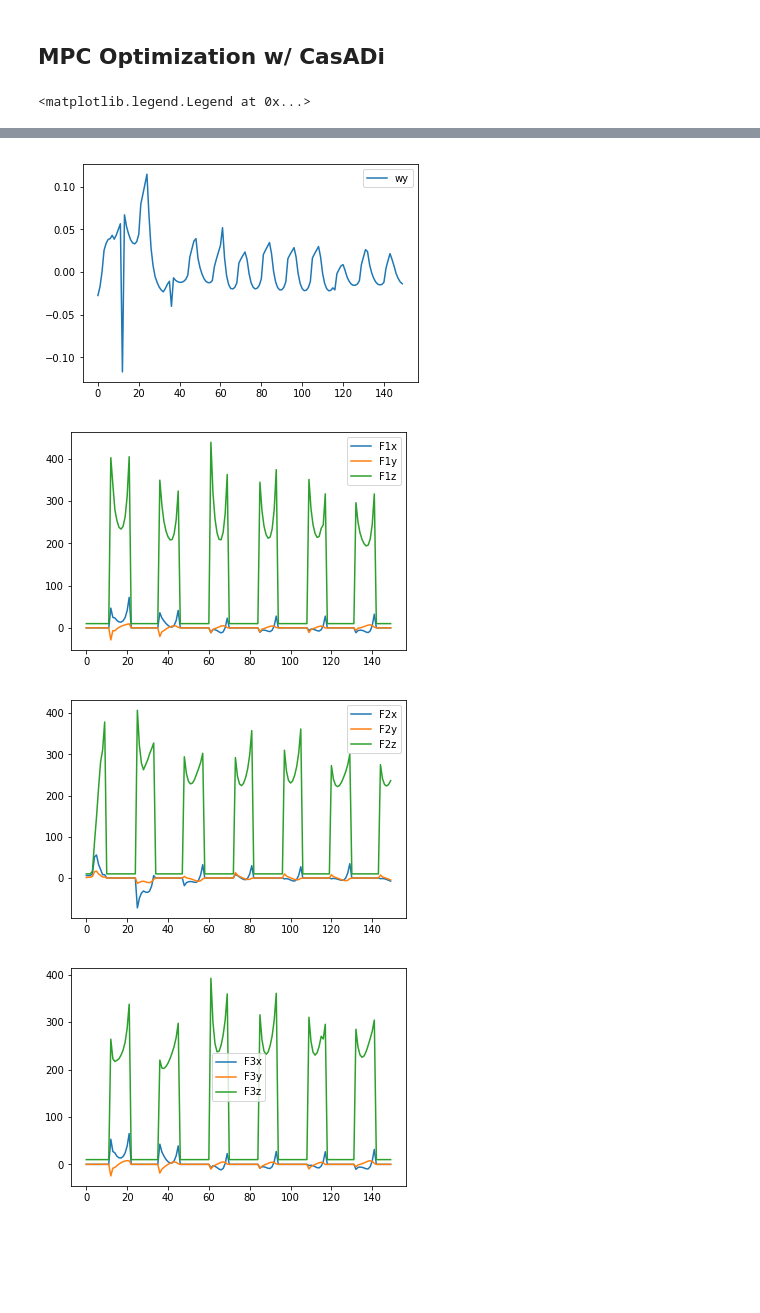
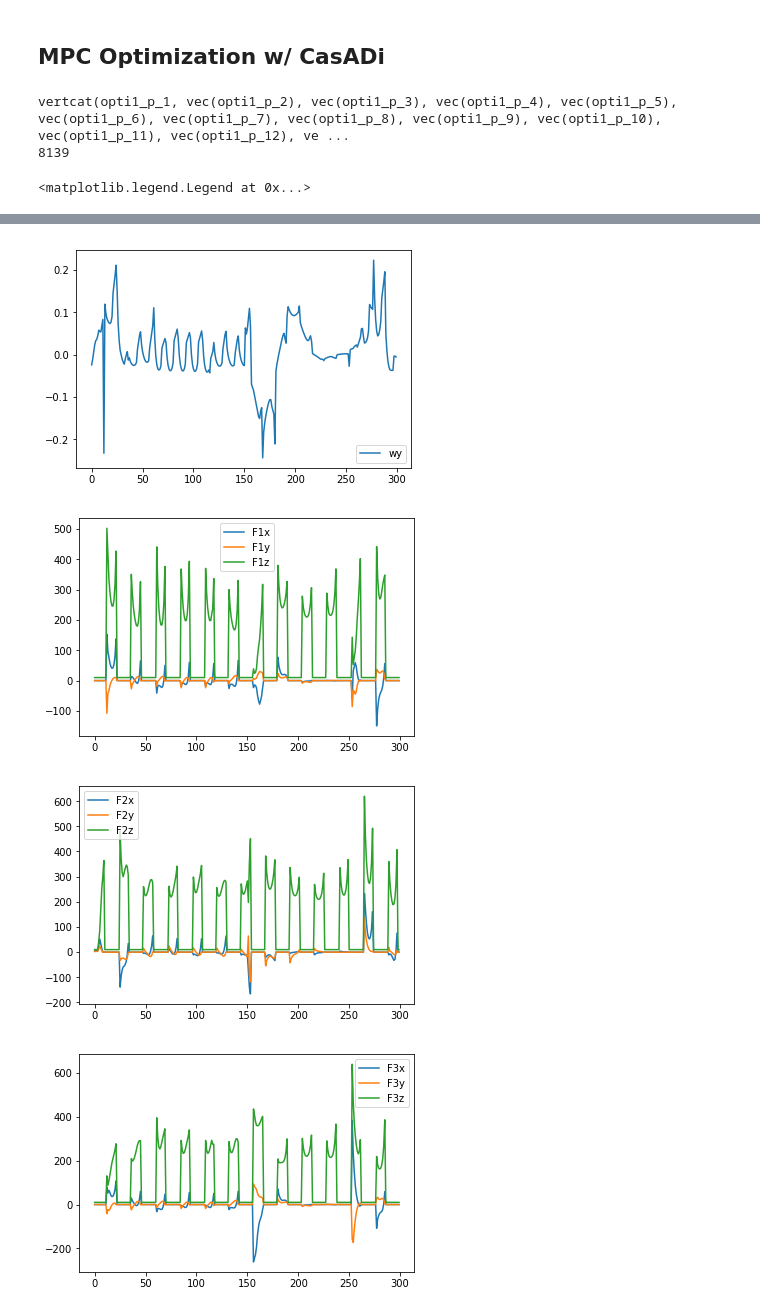
Before and after one commit to implementedrobotics/Nomad, a Jupyter notebook: Notebooks/Single Rigid Body Dynamics MPC.ipynb, the cells around one changed output, grey strips where cells are left out. Saved outputs shown, nothing was run; the diff lists cells and outputs as text; code cells hidden in the pictures; blank space fills up the shorter version.

Commit message:
Update Single Rigid Body Dynamics MPC.ipynb
Final version of this prototyping.  Next step is to move to class files away from notebook.

```diff
--- a/Notebooks/Single Rigid Body Dynamics MPC.ipynb
+++ b/Notebooks/Single Rigid Body Dynamics MPC.ipynb
@@ -1610,7 +1610,7 @@ dt = T/K # Time step
 
 # How many steps to simulate
 # TODO: This 300 actually be sim time...
-sim_steps = 150
+sim_steps = 300
 
 t_vec = np.linspace(0,T,K+1) # Plotting time vector
 
@@ -1647,7 +1647,7 @@ gait = RunningTrotGaitSequencer(period = 0.5, segments = 100)
 #gait = BoundingGaitSequencer(period = 0.3, segments = 100)
 gait.start(0)
 
-track_offset = 0.11
+track_offset = 0.06
 
 # Vectors for caching simulation output for plotting
 u_sim = np.zeros((nomad_mpc.num_inputs,sim_steps))
@@ -1743,7 +1743,7 @@ for n in range(K):
 
 # Setup our Friction Cone Constraints
 # TODO: Would be cool to implement say a NN to try to "learn" the ground friction over time by detecting slips, etc.
-# and adjusting an adaptaple parameter over time
+# and adjusting an adaptable parameter over time
 mu = opti.parameter()
 opti.set_value(mu, 0.6)
 
@@ -1783,6 +1783,8 @@ cost = sum([(X[:, i]-X_ref[:, i]).T@Q@(X[:, i]-X_ref[:, i]) for i in range(K+1)]
 # Minimize our cost: Error between state and reference trajectory and Minimize input force
 opti.minimize(cost)
 
+print(opti.p)
+print(opti.np)
 for i in range(sim_steps):
 
     #clear_output(wait=True)
@@ -1801,18 +1803,19 @@ for i in range(sim_steps):
     # TODO: Probably move this function out and these need
     # to be the commanded values from the operator/high level planner
     ######################################
-    if(i > 300):
-        y = ctg.generate(nomad_mpc.x.flatten(), x_dot = 0., y_dot = 0.0, yaw_dot = 0.0, z_com = 0.4)
+    if(i > 250):
+        y = ctg.generate(nomad_mpc.x.flatten(), x_dot = 1.0, y_dot = 0.0, yaw_dot = 0.0, z_com = 0.4)
     elif(i > 150):
-        y = ctg.generate(nomad_mpc.x.flatten(), x_dot = 0., y_dot = 0.0, yaw_dot = 0.0, z_com = 0.4)
+        y = ctg.generate(nomad_mpc.x.flatten(), x_dot = 0., y_dot = 0.0, yaw_dot = 1.4, z_com = 0.4)
     else:
-        y = ctg.generate(nomad_mpc.x.flatten(), x_dot = 0.5, y_dot = 0.0, yaw_dot = 0.0, z_com = 0.4)
+        y = ctg.generate(nomad_mpc.x.flatten(), x_dot = 1.0, y_dot = 0.0, yaw_dot = 0.0, z_com = 0.5)
 
     #print(y)
 
     ######################################
     # Update Parameters
     ######################################
+
     # Update intial conditions
     opti.set_value(x0, nomad_mpc.x)
 
@@ -1856,8 +1859,8 @@ for i in range(sim_steps):
     x_refsim[:, i] = y[:,0]
 
     # TODO: Remove this.  Only here for now.  Should be in a seperate render thread/external physics sim
-    nomad_plant.render()
-    pose_vis.render()
+    #nomad_plant.render()
+    #pose_vis.render()
 
     # Update our next iteration initial guess
     opti.set_initial(U, U_sol);
@@ -1872,6 +1875,44 @@ for i in range(sim_steps):
 # Reset our plant
 nomad_plant.t = 0
 nomad_plant.x = initial_state
+
+##########################################
+#
+#
+#############################################
+nomad_plant = QuadrupedFloatingBase(mass=44, I_p=[0.41,2.1,2.1],
+                                  width=400e-3,
+                                  height=200e-3,
+                                  length= 600e-3,
+                                  Ts=dt)
+
+# Init the visualizer for the plant
+nomad_plant.init_visualizer(vis)
+
+# This section just renders last output without going through the solver
+nomad_plant.x = initial_state
+#print(initial_state)
+
+# Set Gait
+nomad_plant.set_gait(gait)
+
+# Set Track
+nomad_plant.set_track_offset(track_offset)
+nomad_plant.reset_foot_positions()
+nomad_plant.t = 0
+
+
+pose_vis = TransformPoseVisualizer()
+pose_vis.init_visualizer(vis)
+
+
+#time.sleep(15)
+for i in range(sim_steps):
+    nomad_plant.step(u_sim[:, i].reshape(-1,1))
+    nomad_plant.render()
+    pose_vis.render()
+    time.sleep(dt)
+
 
 # Graph the output
 # Note: This only has data from the last sim step run so isn't the ENTIRE trajectory.
@@ -1938,4 +1979,6 @@ plot(u_sim[11,:],label="F4z")
 legend(loc="best")
 #step(t_vec,u_sim[11,:],'k',label="Fz4")
 # %% [output]
-<matplotlib.legend.Legend at 0x...>
+vertcat(opti1_p_1, vec(opti1_p_2), vec(opti1_p_3), vec(opti1_p_4), vec(opti1_p_5), vec(opti1_p_6), vec(opti1_p_7), vec(opti1_p_8), vec(opti1_p_9), vec(opti1_p_10), vec(opti1_p_11), vec(opti1_p_12), ve ...
+8139
+<matplotlib.legend.Legend at 0x...>
@@ -1948,4 +1991,4 @@ legend(loc="best")
-[figure, old version]
+[figure, new version]
-[figure, old version]
+[figure, new version]
-[figure, old version]
+[figure, new version]
-[figure, old version]
+[figure, new version]
```
Also changed, not shown: parts of 5 cells of this notebook.
